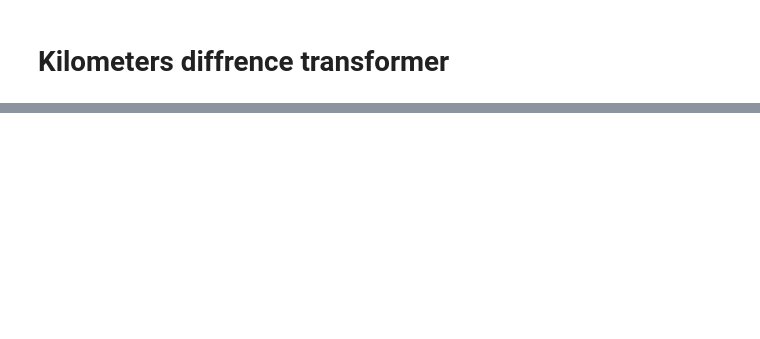
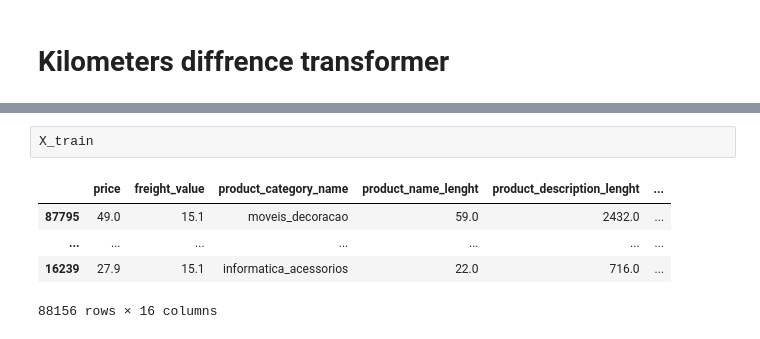
Before and after one commit to Skronski/e_commerce, a Jupyter notebook: 00_programs/04_delivery_experience/delivery_time_prediction.ipynb, the cells around one changed output, grey strips where cells are left out. Saved outputs shown, nothing was run; the diff lists cells and outputs as text; blank space fills up the shorter version.

```diff
--- a/00_programs/04_delivery_experience/delivery_time_prediction.ipynb
+++ b/00_programs/04_delivery_experience/delivery_time_prediction.ipynb
@@ -280,0 +333,8 @@ x_trans
+# %%
+X_train
+# %% [output]
+|  | price | freight_value | product_category_name | product_name_lenght | product_description_lenght | ... |
+| 87795 | 49.0 | 15.1 | moveis_decoracao | 59.0 | 2432.0 | ... |
+| ... | ... | ... | ... | ... | ... | ... |
+| 16239 | 27.9 | 15.1 | informatica_acessorios | 22.0 | 716.0 | ... |
+88156 rows × 16 columns
```
Also changed, not shown: parts of 14 cells of this notebook.
